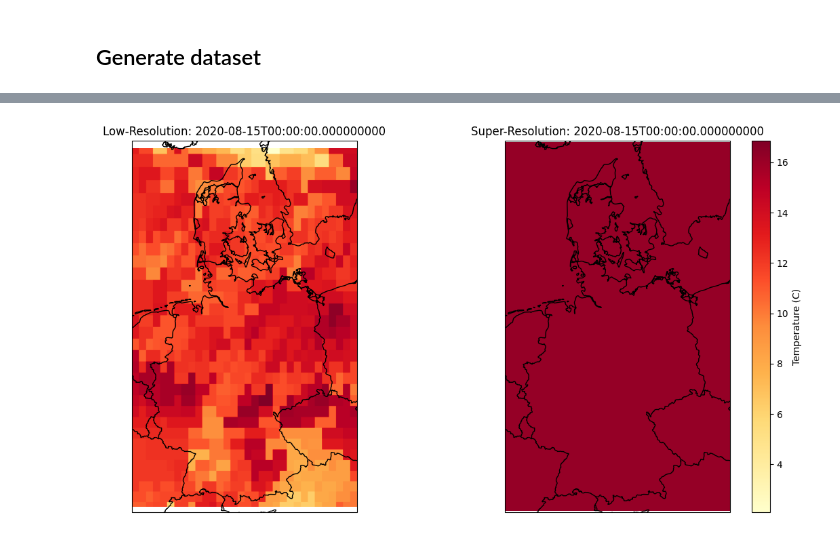
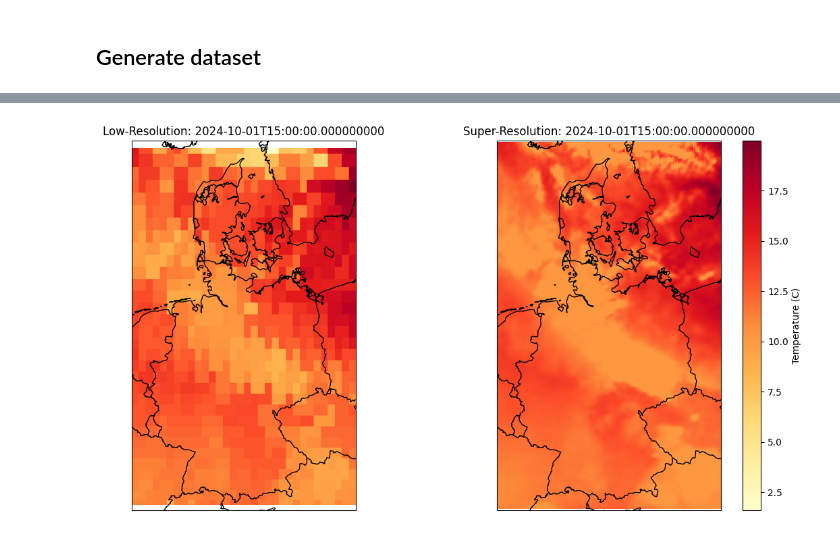
Before and after one commit to tetaud-sebastien/DestinE_eXchange_SR, a Jupyter notebook: SR_cacheB.ipynb, the cells around one changed output, grey strips where cells are left out. Cells and saved outputs as stored; diff of their text form; code cells hidden in the pictures.

```diff
--- a/SR_cacheB.ipynb
+++ b/SR_cacheB.ipynb
@@ -184,6 +190,6 @@ data = xr.open_dataset(
 t2m_lr = data.t2m.astype("float32") - 273.15
 t2m_lr.attrs["units"] = "C"
 lr = t2m_lr.sel(**{"latitude": slice(47, 58.22), "longitude": slice(5, 16.25)})
-lr = lr.sel(time="2020-08")
+lr = lr.sel(time="2024-10")
 lr
 # %% [output]
@@ -198,7 +228,7 @@ data = xr.open_dataset(
 t2m_hr = data.t2m.astype("float32") - 273.15
 t2m_hr.attrs["units"] = "C"
 hr = t2m_hr.sel(**{"latitude": slice(47, 58.22), "longitude": slice(5, 16.25)})
-hr = hr.sel(time="2020-08")
+hr = hr.sel(time="2024-10")
 # %%
 hr = hr.load()
 lr = lr.load()
@@ -297,10 +327,10 @@ class CreateDataset(Dataset):
 time_indices = np.arange(len(hr.time.values))
 
 # First, split into train and remaining (validation + test)
-train_indices, remaining_indices = train_test_split(time_indices , train_size=0.7, shuffle=True, random_state=42)
+train_indices, remaining_indices = train_test_split(time_indices , train_size=0.9, shuffle=True, random_state=42)
 
 # Split the remaining indices into validation and test sets (50% of the remaining data each)
-val_indices, test_indices = train_test_split(remaining_indices, test_size=0.2, shuffle=True, random_state=42)
+val_indices, test_indices = train_test_split(remaining_indices, test_size=0.1, shuffle=True, random_state=42)
 
 # Use the indices to create train, validation, and test datasets
 train_hr = hr.isel(time=train_indices)
@@ -366,7 +375,8 @@ from model import SRResNet
 sr_model = SRResNet(large_kernel_size=9, small_kernel_size=3, n_channels=64, n_blocks=16, scaling_factor=8)
 
 # Instantiate the LightningModule (SuperResolutionModel)
-model = SuperResolutionModel(sr_model)
+model = SuperResolutionModel(sr_model, lr_mean=lr_mean, lr_std=lr_std,
+                             hr_mean=hr_mean, hr_std=hr_std)
 
 # Define the model checkpoint callback
 checkpoint_val_ssim = ModelCheckpoint(
@@ -378,7 +388,7 @@ checkpoint_val_ssim = ModelCheckpoint(
 # Set up the Trainer with the checkpoint callback
 trainer = L.Trainer(
     devices=[0],  # specify GPU devices
-    max_epochs=10,
+    max_epochs=100,
     accelerator="gpu",
     deterministic=True,
     callbacks=[checkpoint_val_ssim],
@@ -444,17 +435,22 @@ from super_resolution_inference import SuperResolutionInference
 # %%
 from model import SRResNet
+from super_resolution_inference import SuperResolutionInference
 
-model_path = "/home/ubuntu/project/DestinE_eXchange_SR/lightning_logs/version_7/checkpoints/best-val-ssim-epoch=99-val_ssim=0.42.pt"
+model_path = "/home/ubuntu/project/DestinE_eXchange_SR/lightning_logs/version_46/checkpoints/best-val-ssim-epoch=97-val_ssim=0.59.pt"
 model = SRResNet(large_kernel_size=9, small_kernel_size=3, n_channels=64, n_blocks=16, scaling_factor=8)
-# Initiaize the inference class
+
+# Initialize the inference class
 sr = SuperResolutionInference(model_path=model_path, model_class=model)
-# Preprocess a single LR image
 
-lr_image = lr.sel(time="2020-08-15T00:00:00")
-# lr_image = lr[0]  # xarray object
+# Load and preprocess a single LR image
+lr_image = lr.sel(time="2024-10-01T15:00:00")
 preprocessed_image = sr.preprocess(lr_image, lr_mean=lr_mean, lr_std=lr_std)
+
 # Perform inference
 sr_result = sr.inference(preprocessed_image)
+
+# Post-process the SR result
+sr_result = sr.postprocessing(sr_result, hr_mean, hr_std)
 # Visualize the LR and SR images
 fig = sr.visualize(lr_image=lr_image, sr_image=sr_result, lr_time=lr_image.time.values)
 # %% [output]
@@ -464 +457 @@ fig = sr.visualize(lr_image=lr_image, sr_image=sr_result, lr_time=lr_image.time.
-[figure, old version]
+[figure, new version]
```
Also changed, not shown: parts of 21 cells of this notebook, 7 other files.
